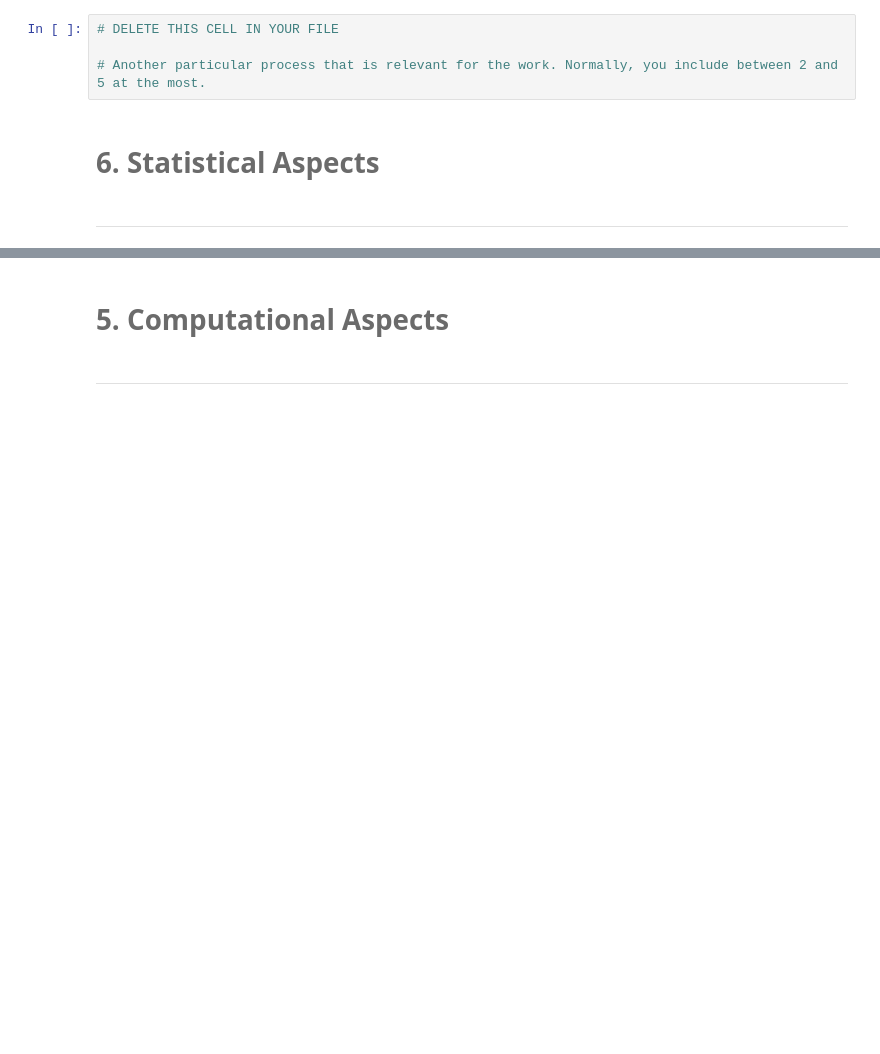
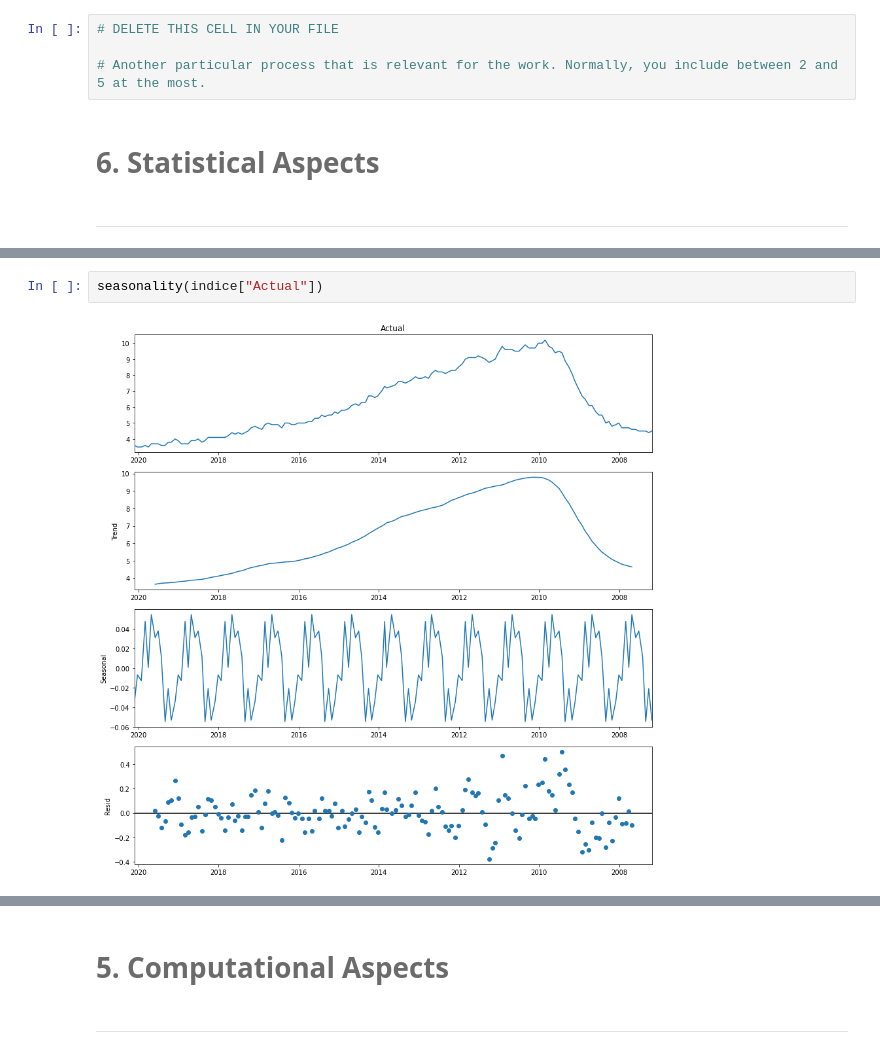
Before and after one commit to HKael/MYST-4, a Jupyter notebook: notebook.ipynb, the cells around one changed output, grey strips where cells are left out. Saved outputs shown, nothing was run; the diff lists cells and outputs as text; blank space fills up the shorter version.

```diff
--- a/notebook.ipynb
+++ b/notebook.ipynb
@@ -269,0 +214,4 @@ Aspectos financieros
+# %%
+seasonality(indice["Actual"])
+# %% [output]
+[figure, added]
```
Also changed, not shown: parts of 94 cells of this notebook, 2 other files.
